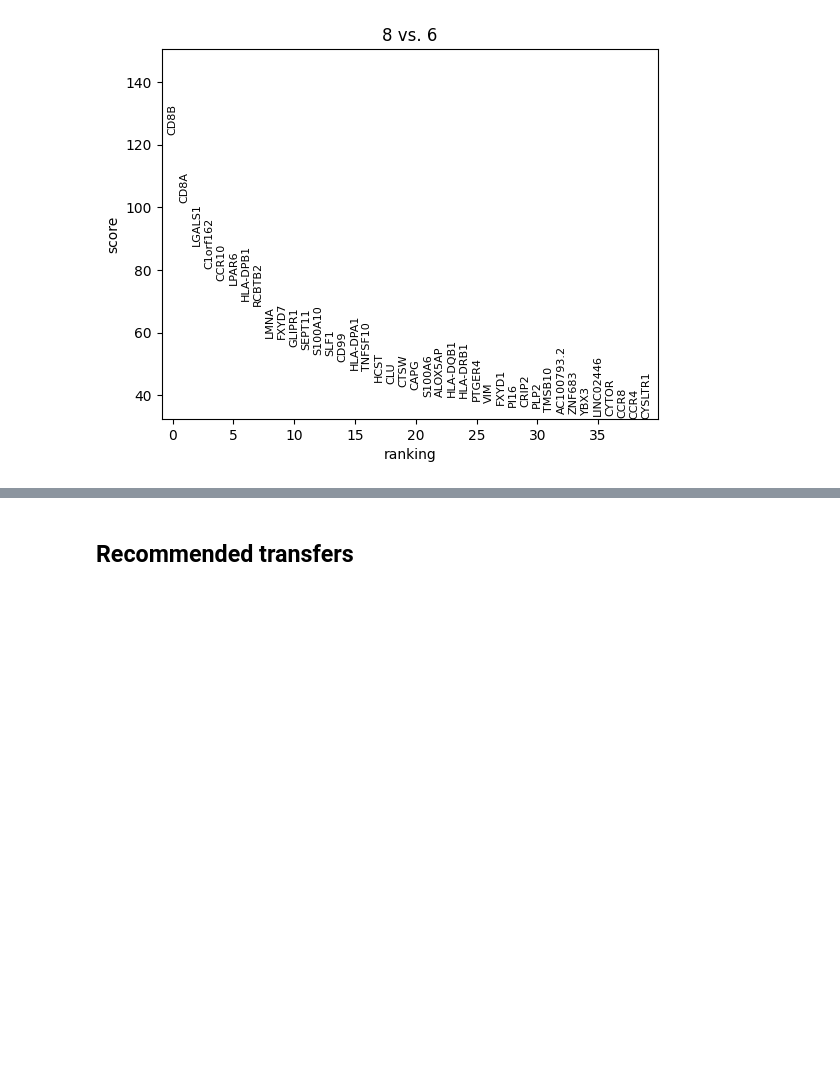
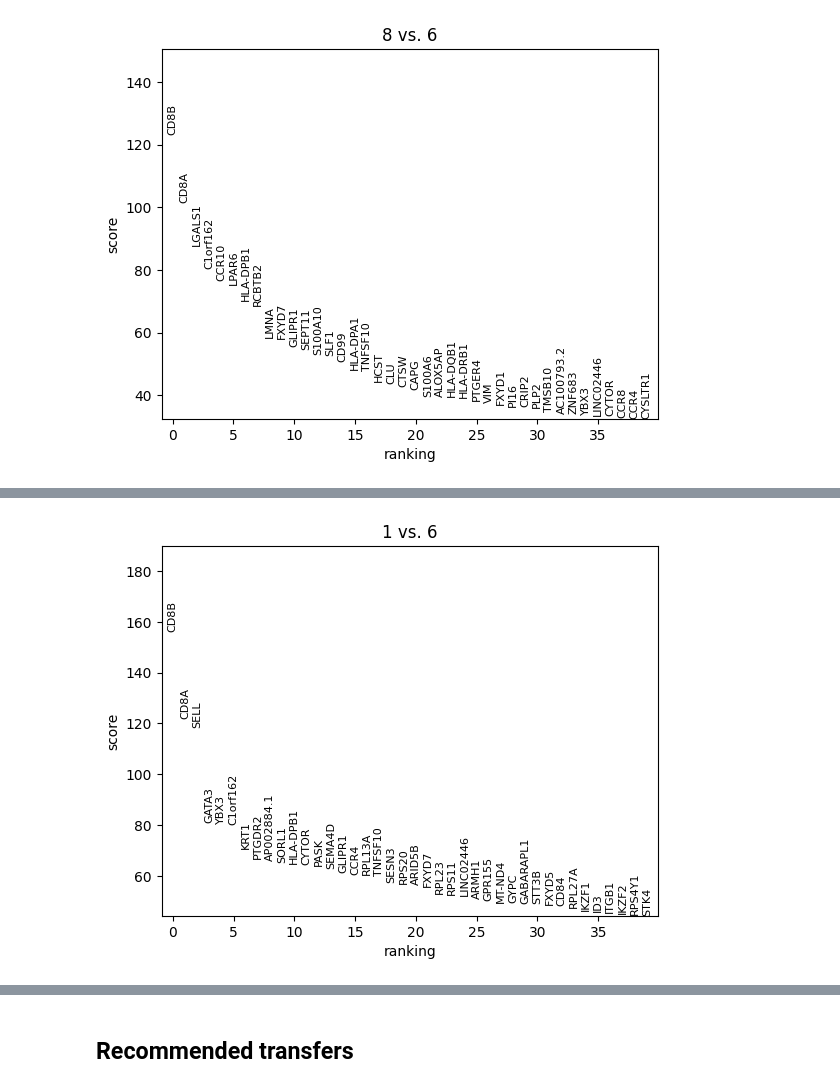
Before and after one commit to aifimmunology/sound-life-scrna-analysis, a Jupyter notebook: scrna-seq_analysis/02-reference_labeling/12z-Python_filter_L3_cd4_cd8_transfer.ipynb, the cells around one changed output, grey strips where cells are left out. Cells and saved outputs as stored; diff of their text form; code cells hidden in the pictures; blank space fills up the shorter version.

```diff
--- a/scrna-seq_analysis/02-reference_labeling/12z-Python_filter_L3_cd4_cd8_transfer.ipynb
+++ b/scrna-seq_analysis/02-reference_labeling/12z-Python_filter_L3_cd4_cd8_transfer.ipynb
@@ -516,0 +516,9 @@ sc.pl.umap(joint_adata, color = ['CCR10','TNFSF10'],
+# %%
+sc.tl.rank_genes_groups(
+    joint_adata,
+    groupby = 'leiden_2',
+    groups = ['1'],
+    reference = '6'
+)
+sc.pl.rank_genes_groups(joint_adata, n_genes = 40)
+# %% [output]
@@ -516,0 +527 @@ sc.pl.umap(joint_adata, color = ['CCR10','TNFSF10'],
+[figure, added]
```
Also changed, not shown: parts of 33 cells of this notebook.
